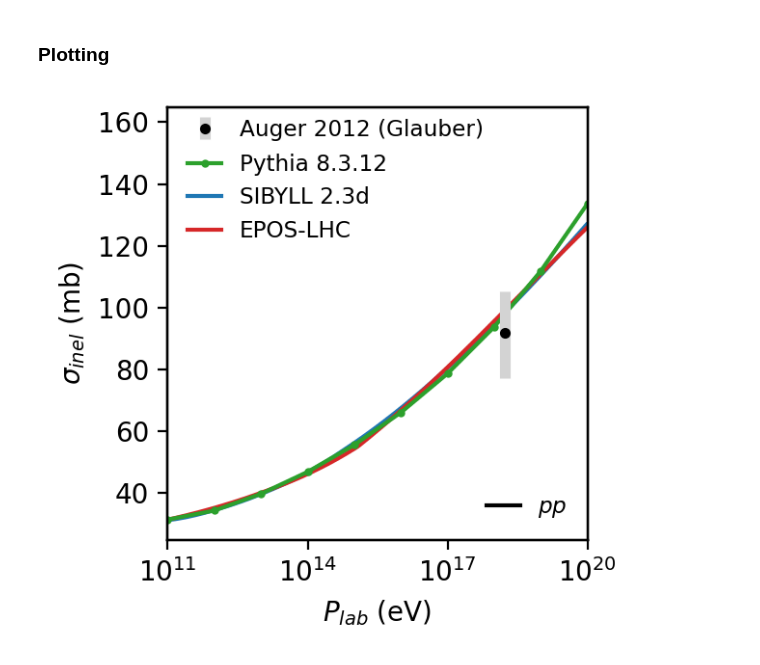
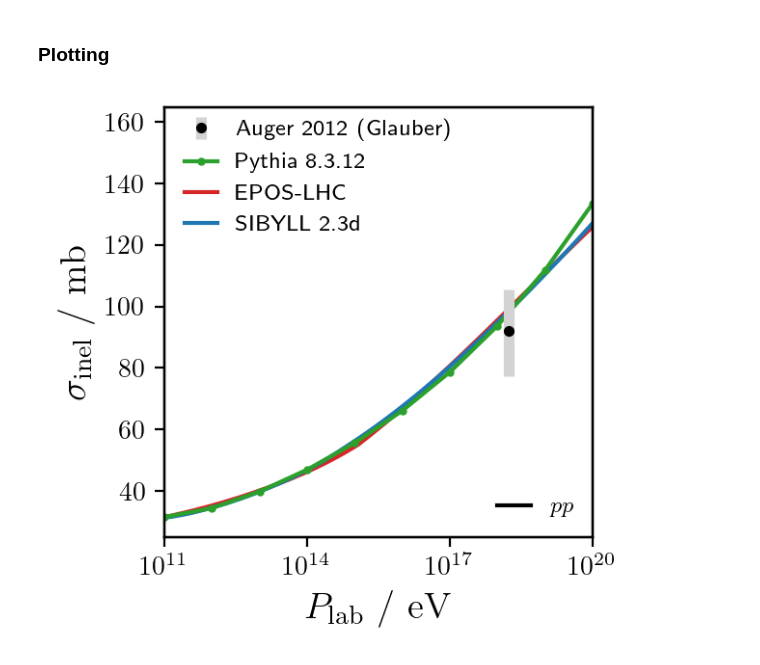
Before and after one commit to gaudu/pythia8312, a Jupyter notebook: examples/pythia8312_xsec_plotting.ipynb, the cells around one changed output. Cells and saved outputs as stored; diff of their text form; code cells hidden in the pictures.

```diff
--- a/examples/pythia8312_xsec_plotting.ipynb
+++ b/examples/pythia8312_xsec_plotting.ipynb
@@ -230,34 +230,44 @@ pp_glauber_error = 7
 pp_total_error_pos = sqrt(pp_stat_error**2 + pp_syst_error_pos**2 + pp_glauber_error**2)
 pp_total_error_neg = sqrt(pp_stat_error**2 + pp_syst_error_neg**2 + pp_glauber_error**2)
 # %%
+plt.rcParams['text.usetex'] = True
+plt.rcParams['font.family'] = 'serif'
+plt.rcParams['font.serif'] = ['Computer Modern Roman']
+
 fig, ax = plt.subplots(figsize=(3.2,3), dpi=200)
 ax.set(xlim=(1e11,1e20))
 ax.set_xscale('log')
-ax.set(xlabel=r"$P_{lab}$ (eV)", ylabel=r"$\sigma_{inel}$ (mb)")
+ax.set(xlabel=r"$P_\mathrm{lab}$ / $\mathrm{eV}$", ylabel=r"$\sigma_\mathrm{inel}$ / $\mathrm{mb}$")
+ax.xaxis.label.set_size(14)
+ax.yaxis.label.set_size(14)
+
+plt.rcParams['font.family'] = 'sans-serif'
+plt.rcParams['font.sans-serif'] = ['DejaVu Sans']
 
 #ax.errorbar(10**18.24, 92, yerr=[[pp_total_error_neg], [pp_total_error_pos]], c='black', fmt='o', ms=3, ecolor='lightgrey', elinewidth=4, label="Auger 2012 (Glauber)")
 #ax.plot(xs_p_p_py8307[0,:], xs_p_p_py8307[1,:], "-", color="tab:olive", label="Pythia 8.307 ($\\sigma_{\\mathrm{tot}} \\, \\times \\, f_{\\mathrm{inel}}$)")
 #ax.errorbar(p_O_dataframe['elab']*1e9, xs_p_p_py8311, yerr=xs_p_p_py8311_err, c='tab:orange', fmt='o', ms=2, ecolor='lightgrey', elinewidth=4, ls='--')
 #ax.plot([None], [None], "--", color="tab:orange", label="Pythia 8.3.11")
 ax.errorbar(p_p_dataframe['elab']*1e9, p_p_dataframe['sig_inel'], yerr=p_p_dataframe['err_inel'], c='tab:green', fmt='o', ms=2, ecolor='lightgrey', elinewidth=4, ls='-')
 ax.plot([None], [None], ls='-', marker= 'o', ms=2, color="tab:green", label="Pythia 8.3.12")
+ax.plot(xs_p_p_epos[0,:], xs_p_p_epos[1,:], "-", color="tab:red", label="EPOS-LHC")
 ax.plot(xs_p_p_sib[0,:], xs_p_p_sib[1,:], "-", color="tab:blue", label="SIBYLL 2.3d")
-ax.plot(xs_p_p_epos[0,:], xs_p_p_epos[1,:], "-", color="tab:red", label="EPOS-LHC")
 ax.legend(loc='upper left', bbox_to_anchor=(0, 0.94), fontsize="small", frameon=False, handlelength=1.5)
 
 ax3 = ax.twinx()
 ax3.set_ylim(ax.get_ylim())
 ax3.get_yaxis().set_visible(False)
 ax3.errorbar(10**18.24, 92, yerr=[[pp_total_error_neg], [pp_total_error_pos]], c='black', fmt='o', ms=3, ecolor='lightgrey', elinewidth=4, label="Auger 2012 (Glauber)")
 ax3.legend(loc='upper left', bbox_to_anchor=(0, 1.02), fontsize="small", frameon=False, handlelength=1.5)
 
 ax2 = ax.twinx()
 ax2.get_yaxis().set_visible(False)
 ax2.plot([None], [None], "-", color="black", label="$pp$")
 ax2.legend(loc='lower right', bbox_to_anchor=(1, 0), fontsize="small", frameon=False, handlelength=1.5)
 
 fig.tight_layout()
 fig.savefig("xs_inel_pp.png", dpi=400)
+fig.savefig("xs_inel_pp.pdf", format='pdf')
 # %% [output]
-[figure, old version]
+[figure, new version]
 # %%
```
Also changed, not shown: parts of 5 cells of this notebook.
